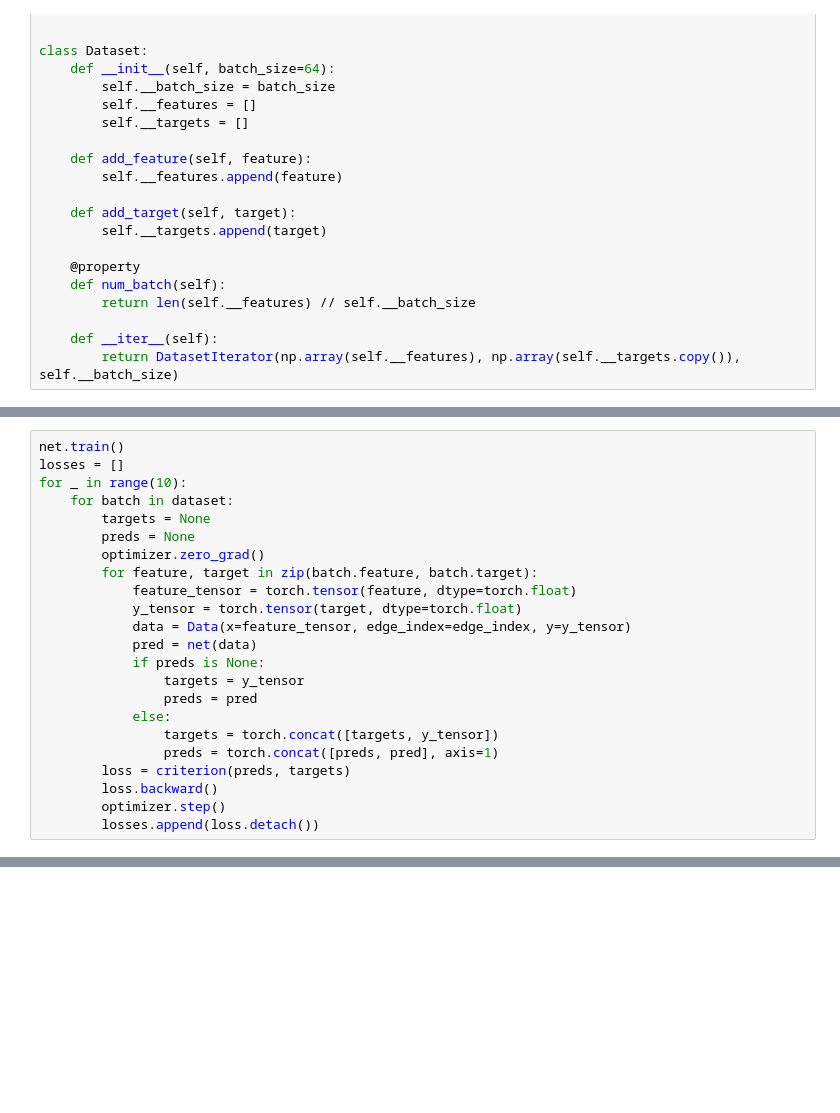
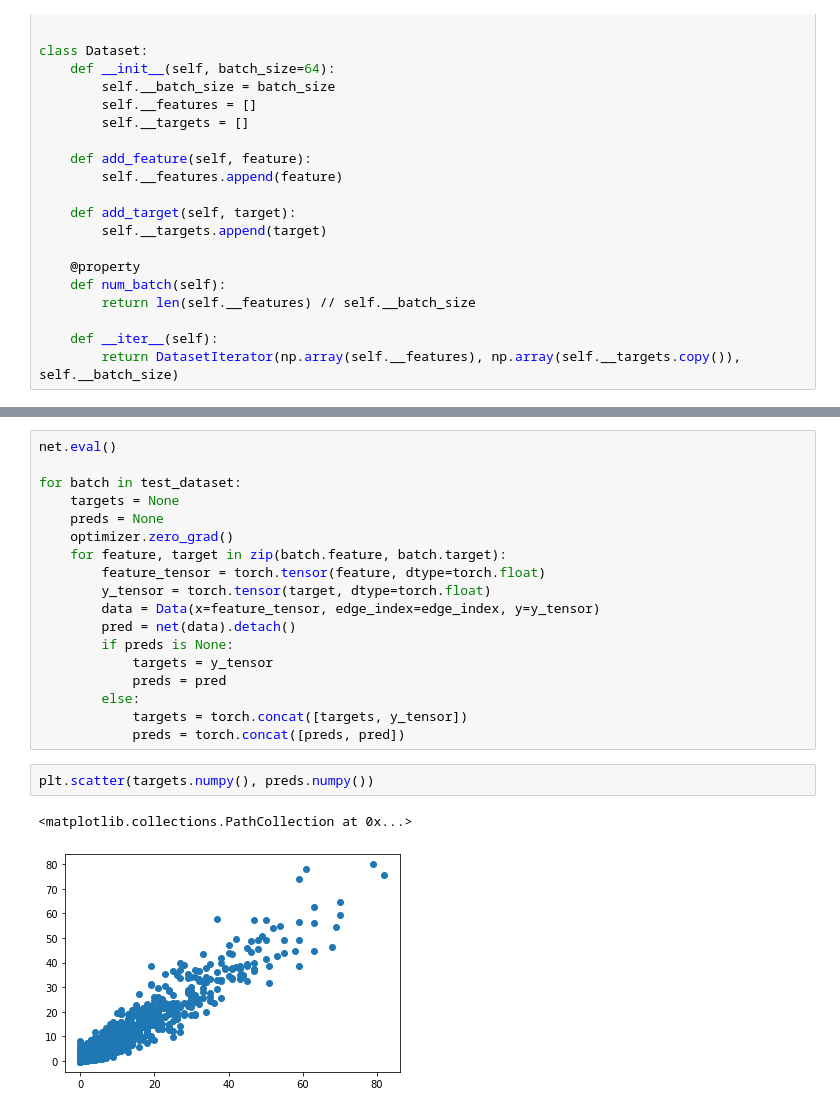
Before and after one commit to kex5n/Vehicles-Dispatch-Simulator, a Jupyter notebook: notebook/train_gcn.ipynb, the cells around one changed output, grey strips where cells are left out. Saved outputs shown, nothing was run; the diff lists cells and outputs as text; blank space fills up the shorter version.

```diff
--- a/notebook/train_gcn.ipynb
+++ b/notebook/train_gcn.ipynb
@@ -296,23 +314,0 @@ for month in months:
-# %%
-net.train()
-losses = []
-for _ in range(10):
-    for batch in dataset:
-        targets = None
-        preds = None
-        optimizer.zero_grad()
-        for feature, target in zip(batch.feature, batch.target):
-            feature_tensor = torch.tensor(feature, dtype=torch.float)
-            y_tensor = torch.tensor(target, dtype=torch.float)
-            data = Data(x=feature_tensor, edge_index=edge_index, y=y_tensor)
-            pred = net(data)
-            if preds is None:
-                targets = y_tensor
-                preds = pred
-            else:
-                targets = torch.concat([targets, y_tensor])
-                preds = torch.concat([preds, pred], axis=1)
-        loss = criterion(preds, targets)
-        loss.backward()
-        optimizer.step()
-        losses.append(loss.detach())
@@ -342,0 +350,23 @@ tensor([6.1920e+00, 1.9017e-01, 5.5403e-01, 3.3749e-02, 2.5348e-01, 1.2474e-01,
+# %%
+net.eval()
+
+for batch in test_dataset:
+    targets = None
+    preds = None
+    optimizer.zero_grad()
+    for feature, target in zip(batch.feature, batch.target):
+        feature_tensor = torch.tensor(feature, dtype=torch.float)
+        y_tensor = torch.tensor(target, dtype=torch.float)
+        data = Data(x=feature_tensor, edge_index=edge_index, y=y_tensor)
+        pred = net(data).detach()
+        if preds is None:
+            targets = y_tensor
+            preds = pred
+        else:
+            targets = torch.concat([targets, y_tensor])
+            preds = torch.concat([preds, pred])
+# %%
+plt.scatter(targets.numpy(), preds.numpy())
+# %% [output]
+<matplotlib.collections.PathCollection at 0x...>
+[figure, added]
```
Also changed, not shown: parts of 10 cells of this notebook.
